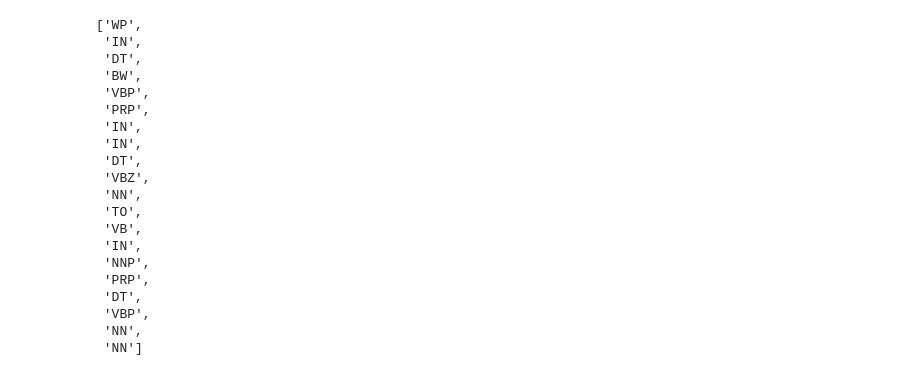
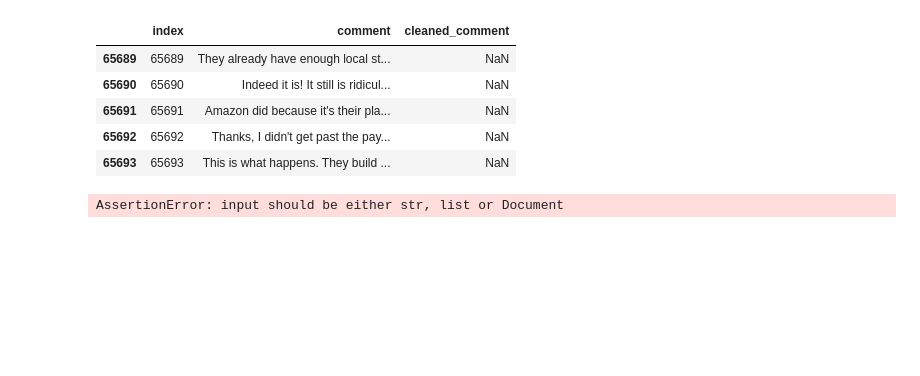
Before and after one commit to krishnadheerajkrovi/CSCI544_NLP_Project, a Jupyter notebook: pos_tagger.ipynb, the cells around one changed output. Drawn from its saved outputs; the diff is of its cells as text; code cells hidden in the pictures; blank space fills up the shorter version.

```diff
--- a/pos_tagger.ipynb
+++ b/pos_tagger.ipynb
@@ -12,0 +10,4 @@ pos_tags=[]
+# %%
+dataset = pd.read_csv('data/news_comments.csv')
+# %%
+cleaned_comments = pd.read_csv('data/comments_preprocessed.csv')
@@ -12,0 +18,4 @@ pos_tags=[]
+# %%
+#Truncate the comments to 20 words
+for i in tqdm(range(len(cleaned_comments))):
+    cleaned_comments['comment'][i] = ' '.join(cleaned_comments['comment'][i].split()[:20])
@@ -12,0 +27,2 @@ pos_tags=[]
+# %%
+dataset['cleaned_comment'] = cleaned_comments['comment']
@@ -12,0 +47,18 @@ pos_tags=[]
+# %%
+dataset.tail()
+# %% [output]
+|  | index | comment | cleaned_comment |
+| 65689 | 65689 | They already have enough local st... | NaN |
+| 65690 | 65690 | Indeed it is! It still is ridicul... | NaN |
+| 65691 | 65691 | Amazon did because it's their pla... | NaN |
+| 65692 | 65692 | Thanks, I didn't get past the pay... | NaN |
+| 65693 | 65693 | This is what happens. They build ... | NaN |
+# %%
+words = []
+pos_tags_dataset = []
+for sentence in tqdm(dataset.iloc[:,2].values.tolist()):
+    doc = pos_tagger(sentence)
+    pos_tags_dataset.append([word.xpos for sent in doc.sentences for word in sent.words])
+    words.append([word.text for sent in doc.sentences for word in sent.words])
+# %% [output]
+AssertionError: input should be either str, list or Document
@@ -23,25 +78,2 @@ for i,sentence in enumerate(pos_tags_dataset['cleaned_comments']):
     except:
         continue
-# %%
-pos_tags[238]
-# %% [output]
-['WP',
- 'IN',
- 'DT',
- 'BW',
- 'VBP',
- 'PRP',
- 'IN',
- 'IN',
- 'DT',
- 'VBZ',
- 'NN',
- 'TO',
- 'VB',
- 'IN',
- 'NNP',
- 'PRP',
- 'DT',
- 'VBP',
- 'NN',
- 'NN']
```
Also changed, not shown: parts of 10 cells of this notebook, 3 other files.
